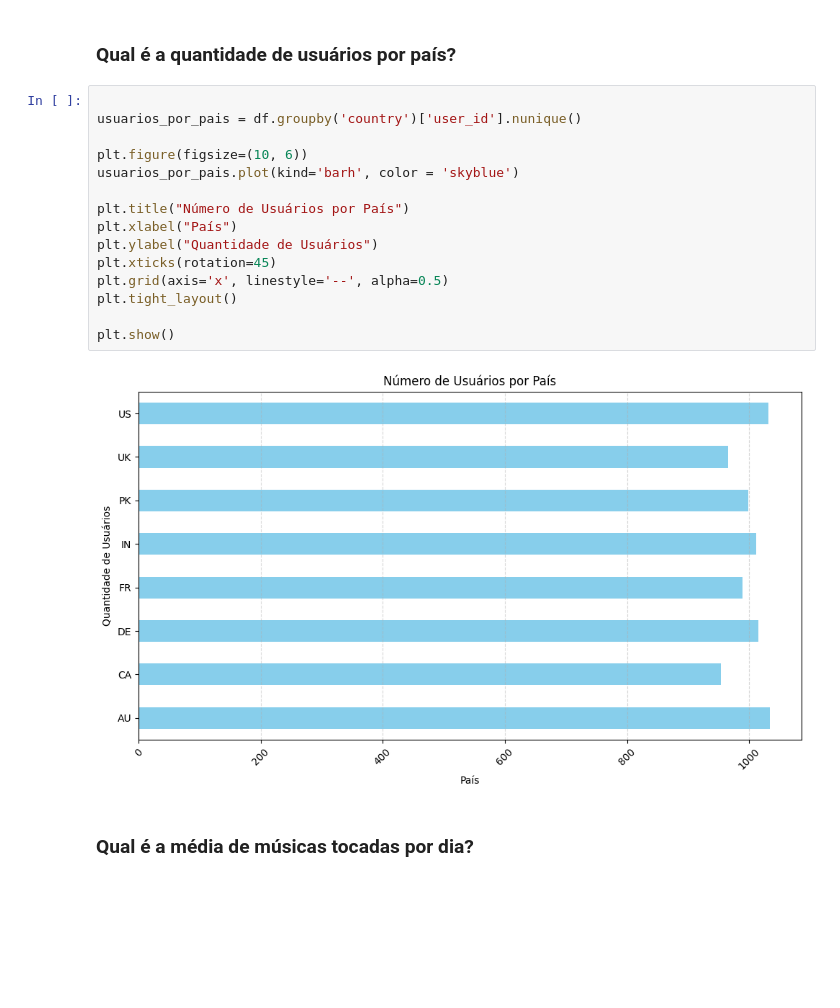
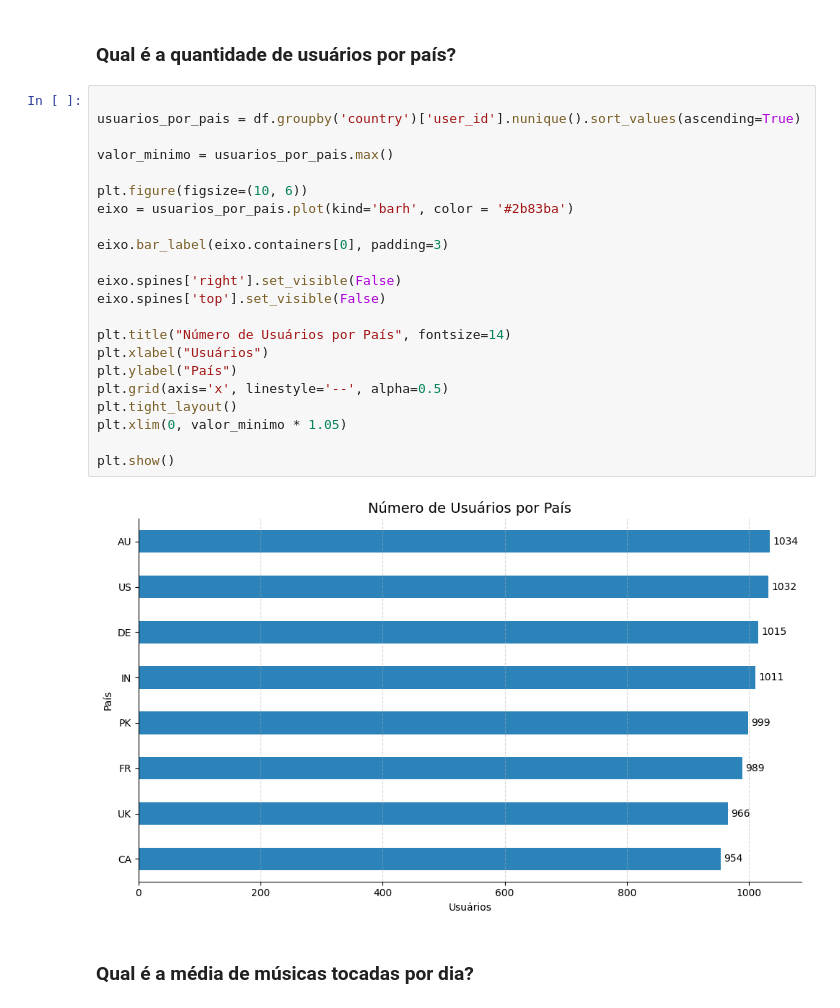
Before and after one commit to saralvra/A3---An-lise-de-Dados-e-Big-Data---2025, a Jupyter notebook: Spotify/trabalho_a3.ipynb, the cells around one changed output. Drawn from its saved outputs; the diff is of its cells as text; blank space fills up the shorter version.

```diff
--- a/Spotify/trabalho_a3.ipynb
+++ b/Spotify/trabalho_a3.ipynb
@@ -100,21 +100,28 @@ A média de consumo por dia em minutos é: 154.07
 ### Qual é a quantidade de usuários por país?
 # %%
 
-usuarios_por_pais = df.groupby('country')['user_id'].nunique()
+usuarios_por_pais = df.groupby('country')['user_id'].nunique().sort_values(ascending=True)
+
+valor_minimo = usuarios_por_pais.max()
 
 plt.figure(figsize=(10, 6))
-usuarios_por_pais.plot(kind='barh', color = 'skyblue')
+eixo = usuarios_por_pais.plot(kind='barh', color = '#2b83ba')
 
-plt.title("Número de Usuários por País")
-plt.xlabel("País")
-plt.ylabel("Quantidade de Usuários")
-plt.xticks(rotation=45)
+eixo.bar_label(eixo.containers[0], padding=3)
+
+eixo.spines['right'].set_visible(False)
+eixo.spines['top'].set_visible(False)
+
+plt.title("Número de Usuários por País", fontsize=14)
+plt.xlabel("Usuários")
+plt.ylabel("País")
 plt.grid(axis='x', linestyle='--', alpha=0.5)
 plt.tight_layout()
+plt.xlim(0, valor_minimo * 1.05)
 
 plt.show()
 # %% [output]
-[figure, old version]
+[figure, new version]
 # %% [markdown]
 ### Qual é a média de músicas tocadas por dia?
 # %%
```
Also changed, not shown: parts of 1 cell of this notebook.
